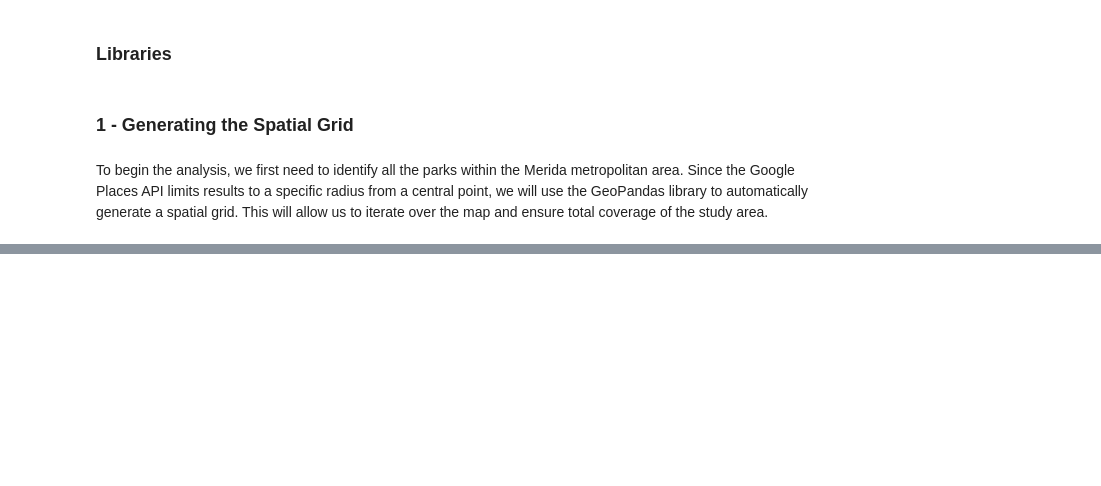
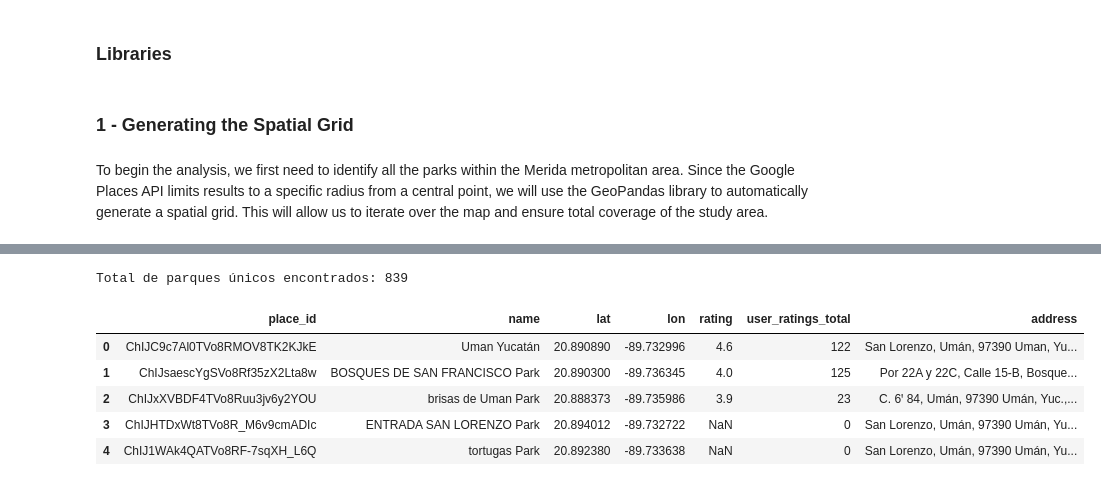
Before and after one commit to AngelFCruzB09/Analysis_Park, a Jupyter notebook: Geospatial_analysis.ipynb, the cells around one changed output, grey strips where cells are left out. Drawn from its saved outputs; the diff is of its cells as text; code cells hidden in the pictures; blank space fills up the shorter version.

Commit message:
feat: implement Google Places API data extraction script

```diff
--- a/Geospatial_analysis.ipynb
+++ b/Geospatial_analysis.ipynb
@@ -73,3 +78,9 @@ for index, row in puntos_api.iterrows():
 map
 # %% [output]
 [interactive output not drawn]
+# %%
+load_dotenv()
+API_KEY = os.getenv("GOOGLE_API_KEY")
+radius = 1700
+search_type = ["park"]
+parques = []
@@ -75,0 +161,20 @@ map
+# %%
+df_raw = pd.DataFrame(parques)
+# %%
+if not df_raw.empty:
+    df_clean = df_raw.drop_duplicates(subset=["place_id"])
+    print(f"\nTotal de parques únicos encontrados: {len(df_clean)}")
+    df_clean.to_csv("merida_parks.csv", index=False)
+else:
+    print("\nNo se encontraron parques")
+# %% [output]
+Total de parques únicos encontrados: 839
+# %%
+df_raw.head()
+# %% [output]
+|  | place_id | name | lat | lon | rating | user_ratings_total | address |
+| 0 | ChIJC9c7Al0TVo8RMOV8TK2KJkE | Uman Yucatán | 20.890890 | -89.732996 | 4.6 | 122 | San Lorenzo, Umán, 97390 Uman, Yu... |
+| 1 | ChIJsaescYgSVo8Rf35zX2Lta8w | BOSQUES DE SAN FRANCISCO Park | 20.890300 | -89.736345 | 4.0 | 125 | Por 22A y 22C, Calle 15-B, Bosque... |
+| 2 | ChIJxXVBDF4TVo8Ruu3jv6y2YOU | brisas de Uman Park | 20.888373 | -89.735986 | 3.9 | 23 | C. 6ꞌ 84, Umán, 97390 Umán, Yuc.,... |
+| 3 | ChIJHTDxWt8TVo8R_M6v9cmADIc | ENTRADA SAN LORENZO Park | 20.894012 | -89.732722 | NaN | 0 | San Lorenzo, Umán, 97390 Umán, Yu... |
+| 4 | ChIJ1WAk4QATVo8RF-7sqXH_L6Q | tortugas Park | 20.892380 | -89.733638 | NaN | 0 | San Lorenzo, Umán, 97390 Umán, Yu... |
```
Also changed, not shown: parts of 2 cells of this notebook, 1 other file.
